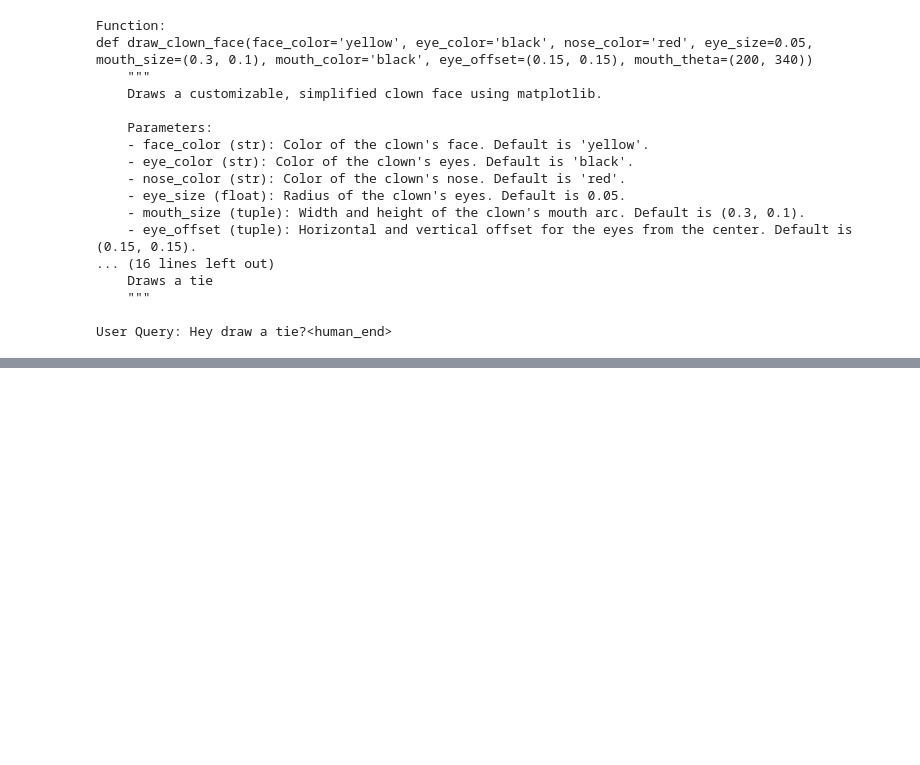
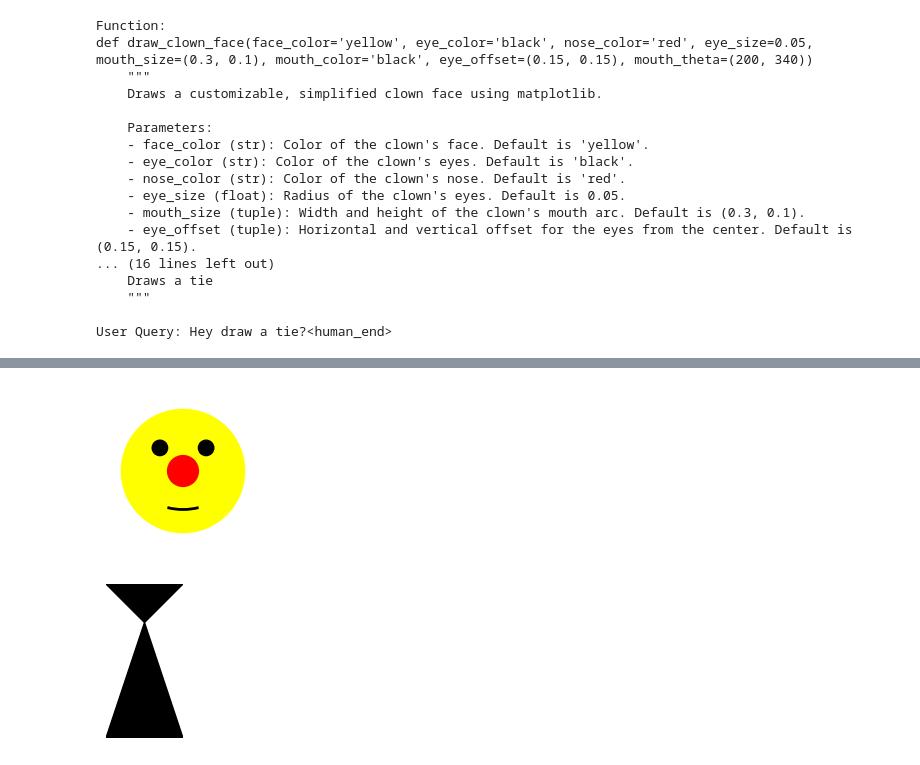
Before and after one commit to SMAshhar/FunctionCalling-and-DataExtraction-LLM, a Jupyter notebook: 1-FC_Variations/1.ipynb, the cells around one changed output, grey strips where cells are left out. Cells and saved outputs as stored; diff of their text form; code cells hidden in the pictures; blank space fills up the shorter version.

```diff
--- a/1-FC_Variations/1.ipynb
+++ b/1-FC_Variations/1.ipynb
@@ -134,0 +155,6 @@ User Query: Hey draw a tie?<human_end>
+# %%
+# Prompt
+raven_msg = "Draw a clown and a tie?"
+# %%
+raven_prompt = build_raven_prompt([draw_tie, draw_clown_face], raven_msg)
+raven_call = query_raven(raven_prompt)
@@ -134,0 +165,5 @@ User Query: Hey draw a tie?<human_end>
+# %%
+exec(raven_call)
+# %% [output]
+[figure, added]
+[figure, added]
```
Also changed, not shown: parts of 16 cells of this notebook.
